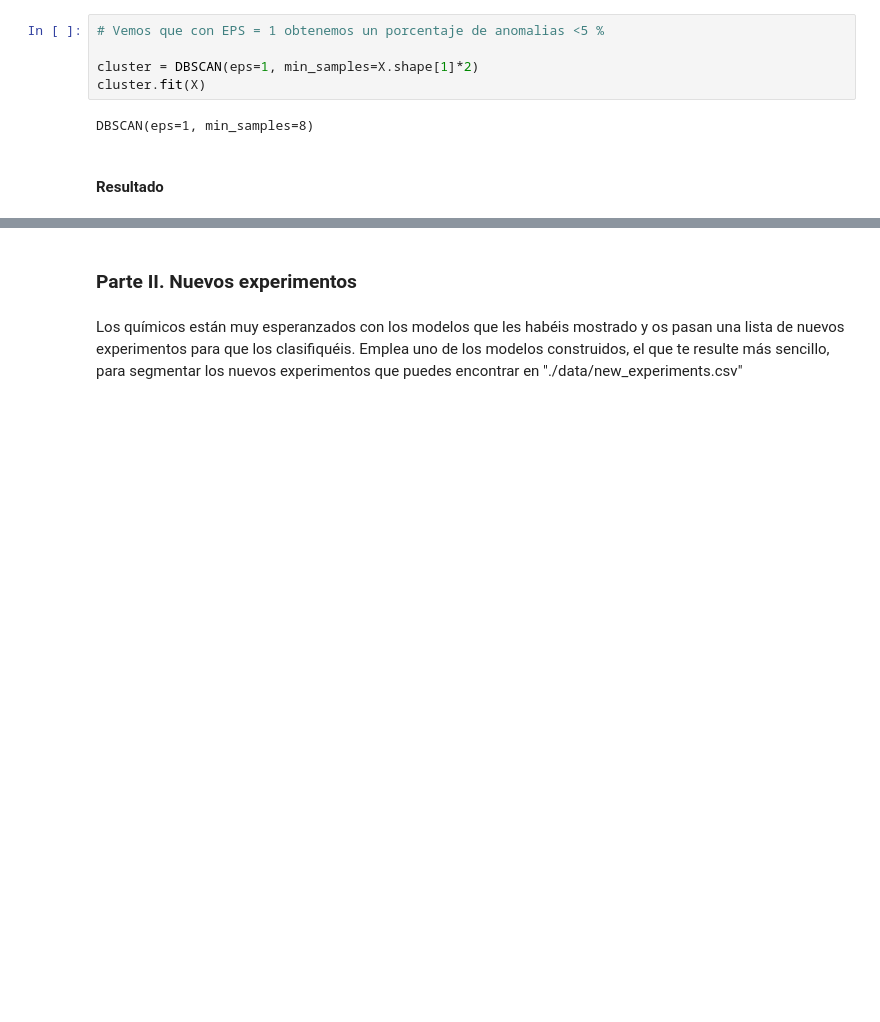
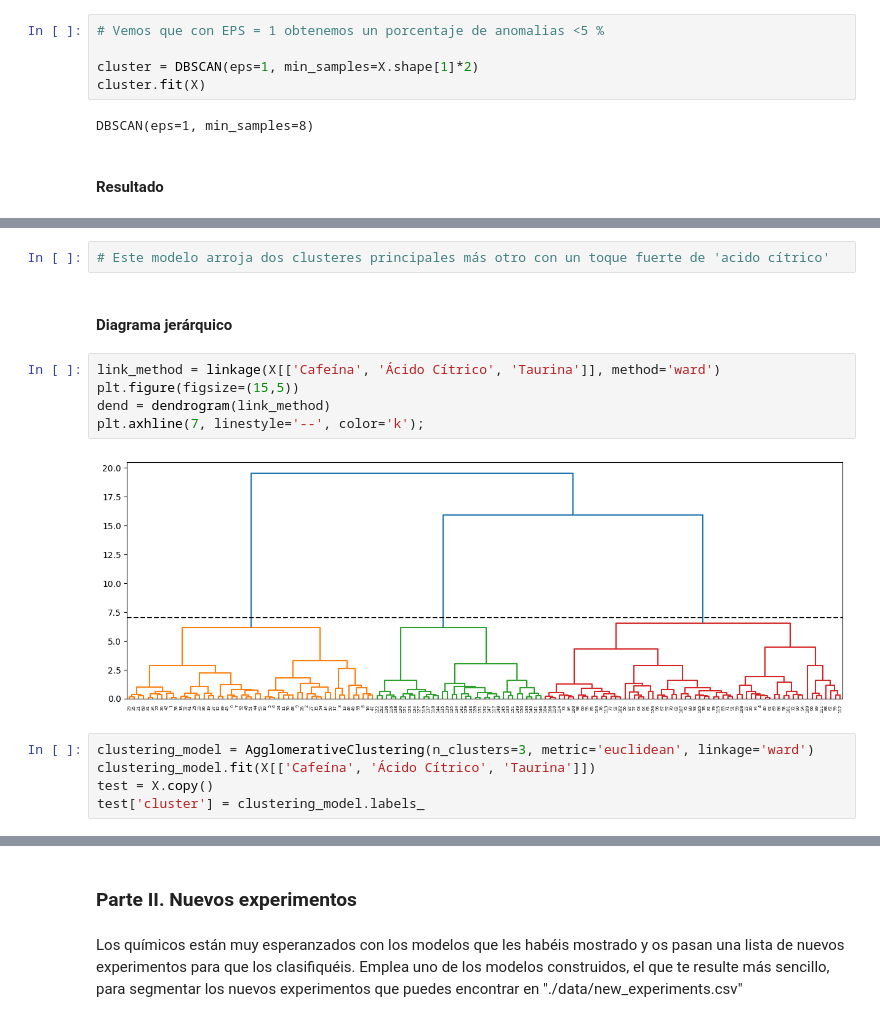
Before and after one commit to vrieraj/ONLINE_DS_THEBRIDGE_Ejercicios, a Jupyter notebook: 04_Machine_Learning/Sprint_13/Unidad_02/Practica_Obligatoria/18_Practica_Obligatoria_Clustering_II.ipynb, the cells around one changed output, grey strips where cells are left out. Saved outputs shown, nothing was run; the diff lists cells and outputs as text; blank space fills up the shorter version.

```diff
--- a/04_Machine_Learning/Sprint_13/Unidad_02/Practica_Obligatoria/18_Practica_Obligatoria_Clustering_II.ipynb
+++ b/04_Machine_Learning/Sprint_13/Unidad_02/Practica_Obligatoria/18_Practica_Obligatoria_Clustering_II.ipynb
@@ -156,0 +221,16 @@ array([ 0,  0,  0,  0,  0,  0,  0,  0,  0,  0,  0,  0,  0,  0,  0,  0,  0,
+# %%
+# Este modelo arroja dos clusteres principales más otro con un toque fuerte de 'acido cítrico'
+# %% [markdown]
+#### Diagrama jerárquico
+# %%
+link_method = linkage(X[['Cafeína', 'Ácido Cítrico', 'Taurina']], method='ward')
+plt.figure(figsize=(15,5))
+dend = dendrogram(link_method)
+plt.axhline(7, linestyle='--', color='k');
+# %% [output]
+[figure, added]
+# %%
+clustering_model = AgglomerativeClustering(n_clusters=3, metric='euclidean', linkage='ward')
+clustering_model.fit(X[['Cafeína', 'Ácido Cítrico', 'Taurina']])
+test = X.copy()
+test['cluster'] = clustering_model.labels_
```
Also changed, not shown: parts of 11 cells of this notebook.
